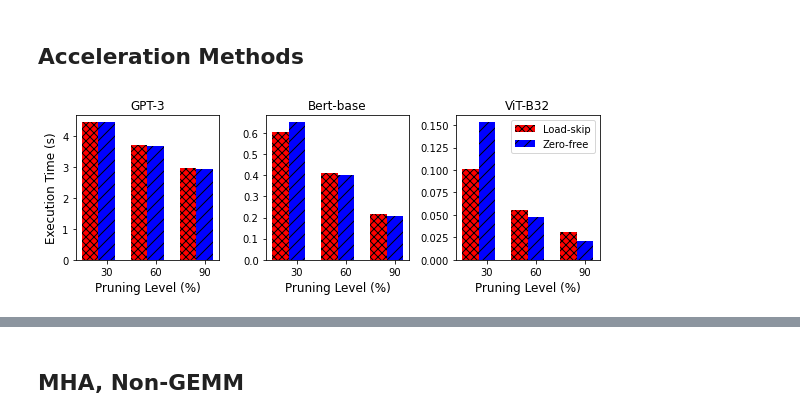
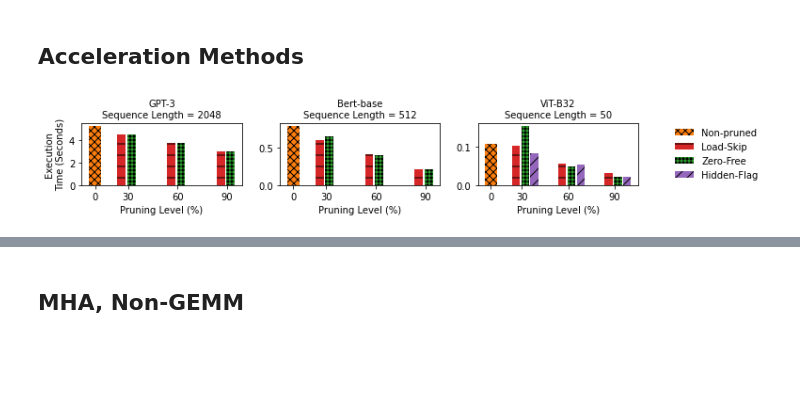
Before and after one commit to alirezaamir/TiC-SAT-stats-analysis, a Jupyter notebook: load_skip_analysis.ipynb, the cells around one changed output, grey strips where cells are left out. Cells and saved outputs as stored; diff of their text form; code cells hidden in the pictures; blank space fills up the shorter version.

```diff
--- a/load_skip_analysis.ipynb
+++ b/load_skip_analysis.ipynb
@@ -124,7 +166,7 @@ MHA_layers = ["Query", "Key", "Value", "Transpose", "QKT", "Pre-Softmax", "Score
 df = pd.DataFrame()
 
 for filename in filenames.keys():
-    layers = [""] if "MHA" in filename else ["MHA", "FF"]
+    layers = [""] if "MHA" in filename else(["MHA", "Projection", "Add/Norm","FF"] if "no_pruning" in filename else ["MHA", "FF"])
     exp_list = []
     with open(filename, 'r') as kernel_file:
         lines = kernel_file.readlines()
@@ -345,7 +370,7 @@ df.head()
 # %% [markdown]
 ## Block-pruned Accelerators
 # %%
-condition = (df['acceleration_method'] == 'Row-wise')
+condition = (df['acceleration_method'] == 'RWMA')
 block_pruned_accelerators_df = df[condition]
 
 execution_time_df = block_pruned_accelerators_df.groupby(['transformer_model', 'acceleration_method', 'architecture', 'sparsity', 'iteration'])['sim_seconds'].sum().reset_index(name='execution_time')
@@ -381,0 +409,8 @@ plt.savefig('output/block_pruned_accelerators.png', bbox_inches='tight', dpi=300
+# %%
+condition = (df['sparsity'] == 0) & (df['transformer_model'] == 'Bert-base')
+block_wise_row_wise_df = df[condition]
+
+execution_time_df = block_wise_row_wise_df.groupby(
+    ['transformer_model', 'acceleration_method', 'architecture', 'iteration'])[
+    'sim_seconds'].sum().reset_index(name='execution_time')
+execution_time_df
@@ -382,7 +578,7 @@ plt.savefig('output/block_pruned_accelerators.png', bbox_inches='tight', dpi=300
 # %% [markdown]
 ## All-block-wise
 # %%
-condition = (df['acceleration_method'].isin(['Row-wise', 'Block-wise'])) & (df['transformer_model'] == 'Bert-base')
+condition = (df['acceleration_method'].isin(['RWMA', 'BWMA'])) & (df['transformer_model'] == 'Bert-base')
 abw_df = df[condition]
 
 execution_time_df = abw_df.groupby(['transformer_model', 'acceleration_method', 'architecture', 'sparsity', 'iteration'])['sim_seconds'].sum().reset_index(name='execution_time')
@@ -397,5 +593,5 @@ for name, group in grouped:
     ax.plot(group['sparsity'], group['speed-up'], label=name)
 ax.set_ylabel('Speed-up')
 ax.legend(loc='upper left')
-plt.savefig('output/Block-wise.png', bbox_inches='tight', dpi=300)
+plt.savefig('output/BWMA.png', bbox_inches='tight', dpi=300)
 # %% [output]
@@ -532,7 +962,7 @@ plt.savefig('./output/SIMD_BW_mem.png', bbox_inches='tight', dpi=300)
 # %% [markdown]
 ## Acceleration Methods
 # %%
-condition = (df['acceleration_method'].isin(['ZF', 'Block-wise'])) & (df['architecture'] == 'SA16x16') & (df['sparsity'].isin([30, 60, 90]))
+condition = (df['acceleration_method'].isin(['ZF', 'BWMA', 'No-pruning', 'Hidden'])) & (df['architecture'] == 'SA16x16') & (df['sparsity'].isin([0, 30, 60, 90]))
 zf_df = df[condition]
 
 execution_time_df = zf_df.groupby(['transformer_model', 'acceleration_method', 'architecture', 'sparsity', 'iteration'])['sim_seconds'].sum().reset_index(name='execution_time')
@@ -544,18 +974,34 @@ mean_exec_time_df = execution_time_df.groupby(['transformer_model', 'acceleratio
 grouped = mean_exec_time_df.groupby(['transformer_model'])
 
 # Plot the data
-fig, axs = plt.subplots(nrows=1, ncols=3, figsize=(8, 3))
+fig, axs = plt.subplots(nrows=1, ncols=3, figsize=(11, 2))
 
 x = np.arange(6)
 
-method_rename = {"Block-wise": "Load-skip",
-                 "ZF": "Zero-free"}
+method_rename = {"BWMA": "Load-Skip",
+                 "ZF": "Zero-Free",
+                 "Hidden": "Hidden-Flag"}
 
-# Define color and hatch patterns for 'Block-wise' and 'Zero-free'
-block_wise_color = 'red'
-zero_free_color = 'blue'
-zero_free_hatch = '//'
-block_wise_hatch = 'xxx'
+# Define color and hatch patterns for 'BWMA' and 'Zero-free'
+block_wise_color = 'tab:red'
+zero_free_color = 'tab:green'
+hidden_flag_color = 'tab:purple'
+zero_free_hatch = '+++'
+block_wise_hatch = '-'
+hidden_flag_hatch = '//'
+no_pruning_color = 'tab:orange'
+no_pruning_hatch = 'xxx'
+method_color_dict = {
+    "BWMA": block_wise_color,
+    "ZF": zero_free_color,
+    "Hidden": hidden_flag_color
+}
+
+method_hatch_dict = {
+    "BWMA": block_wise_hatch,
+    "ZF": zero_free_hatch,
+    "Hidden": hidden_flag_hatch
+}
 
 # Loop through each transformer_model
 for i, model in enumerate(['GPT-3','Bert-base', 'ViT-B32']):
@@ -567,42 +1013,48 @@ for i, model in enumerate(['GPT-3','Bert-base', 'ViT-B32']):
     handles = []
     labels = []
 
+    bar = ax.bar(-0.5, model_data[(model_data['sparsity'] == 0) & (model_data['acceleration_method'] == 'No-pruning')]['execution_time'], width=0.15, label='BWMA\nNone', color=no_pruning_color,  hatch=no_pruning_hatch)
+    handles.append(bar)
+    labels.append('Non-pruned')
+
     # Loop through each sparsity value
     for j, sparsity in enumerate([30, 60, 90]):
         # Loop through each acceleration method
-        for k, method in enumerate(['Block-wise', 'ZF']):
+        for k, method in enumerate(['BWMA', 'ZF', 'Hidden']):
             # Get the corresponding data for the current sparsity and acceleration method
             method_data = model_data[(model_data['sparsity'] == sparsity) & (model_data['acceleration_method'] == method)]
 
             # Set the x position for the current bar
-            curr_x = x[j]*0.6 + (k - 1) * 0.2
+            curr_x = x[j]*0.6 + (k - 1.5) * 0.12
 
             # Set color and hatch pattern based on the method
-            color = block_wise_color if method == 'Block-wise' else zero_free_color
-            hatch = block_wise_hatch if method == 'Block-wise' else zero_free_hatch
+            color = method_color_dict[method]
+            hatch = method_hatch_dict[method]
 
             # Plot the bar
-            bar = ax.bar(curr_x, method_data['execution_time'], width=0.2, label=f"{method_rename[method]}", color=color, hatch=hatch)
+            bar = ax.bar(curr_x, method_data['execution_time'], width=0.1, label=f"{method_rename[method]}", color=color, hatch=hatch)
             handles.append(bar)
             labels.append(f"{method_rename[method]}")
 
+
     # Set the x-axis labels and title for each subplot
-    ax.set_xticks([0, 0.6, 1.2])
-    ax.set_xticklabels([30, 60, 90], fontsize=10)  # Increase font size for x-axis labels
-    ax.set_xlabel('Pruning Level (%)', fontsize=12)  # Increase font size for x-axis label
-    ax.set_title(model, fontsize=12)  # Increase font size for subplot title
+    ax.set_xticks([-0.5, -0.1, 0.5, 1.1])
+    ax.set_xticklabels([0, 30, 60, 90], fontsize=8)  # Increase font size for x-axis labels
+    ax.set_xlabel('Pruning Level (%)', fontsize=10)  # Increase font size for x-axis label
+    seq_len = 2048 if model=='GPT-3' else (512 if model=='Bert-base' else 50)
+    ax.set_title("{}\nSequence Length = {}".format(model, seq_len), fontsize=10)  # Increase font size for subplot title
     if i == 0:
-        ax.set_ylabel('Execution Time (s)', fontsize=12)  # Increase font size for y-axis label
+        ax.set_ylabel('Execution\nTime (Seconds)', fontsize=10)  # Increase font size for y-axis label
     if i == 2:
-        ax.legend(handles[:2], labels[:2], loc='upper right', fontsize=10)
+        ax.legend(handles[:4], labels[:4], loc='center right', fontsize=10, bbox_to_anchor=(1.8, 0.5), frameon=False)
 
 # Increase font size for tick labels
 for ax in axs:
     ax.tick_params(axis='both', which='major', labelsize=10)
 
 # Adjust spacing between subplots
 fig.tight_layout()
 
 plt.savefig('output/acceleration_methods.png', bbox_inches='tight', dpi=300)
 # %% [output]
-[figure, old version]
+[figure, new version]
```
Also changed, not shown: parts of 52 cells of this notebook, 1 other file.
